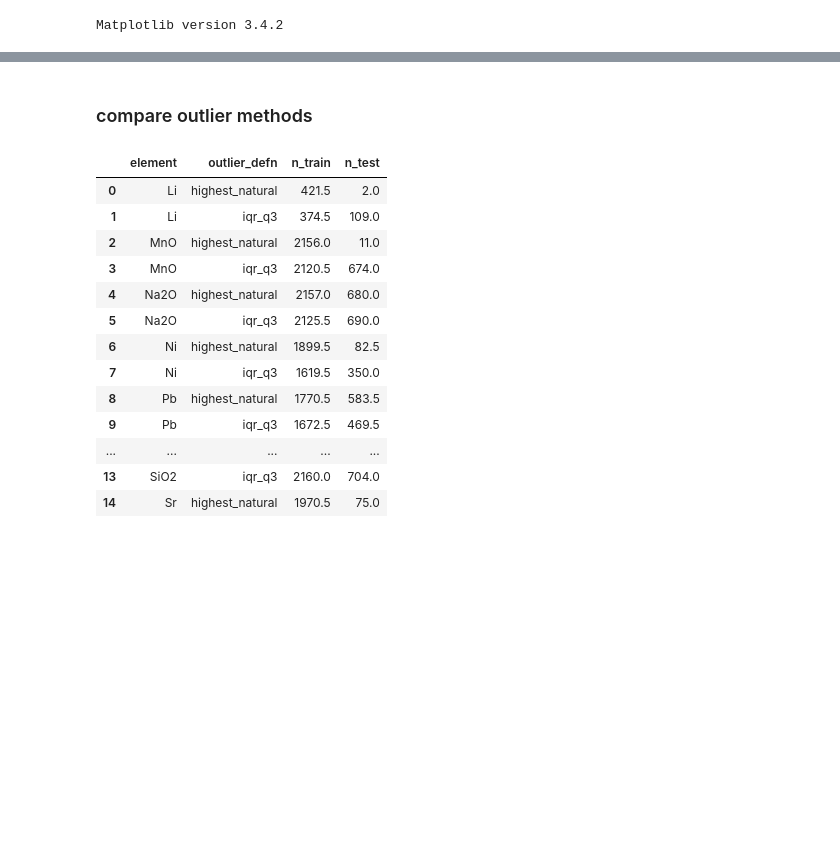
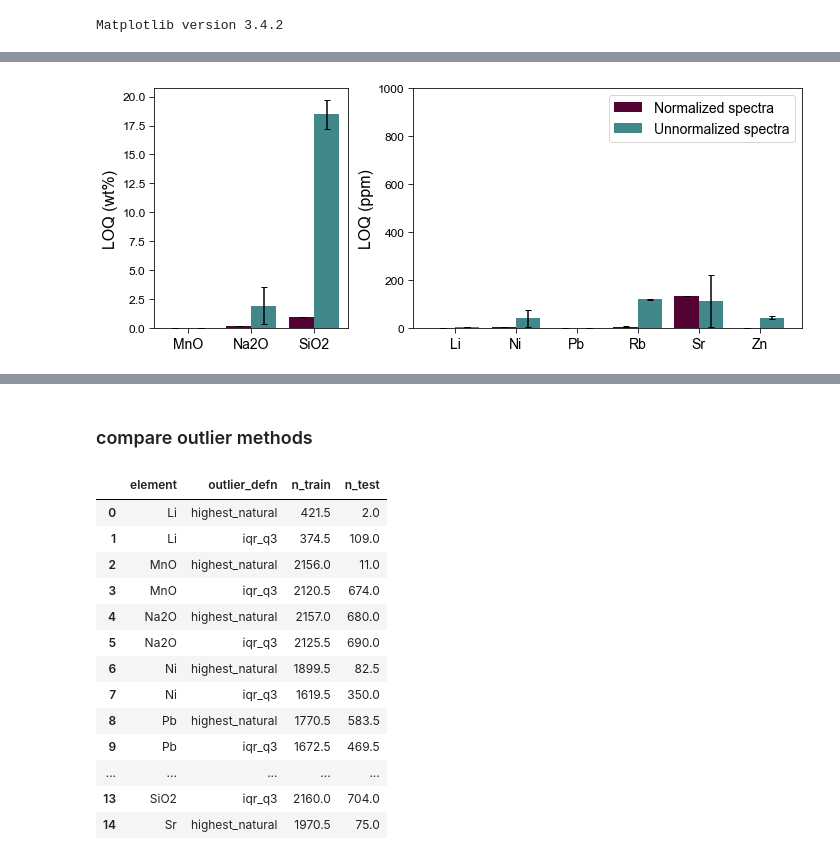
Before and after one commit to ytsmacr/LOD-paper, a Jupyter notebook: Figures.ipynb, the cells around one changed output, grey strips where cells are left out. Saved outputs shown, nothing was run; the diff lists cells and outputs as text; code cells hidden in the pictures; blank space fills up the shorter version.

```diff
--- a/Figures.ipynb
+++ b/Figures.ipynb
@@ -27,0 +315,80 @@ Matplotlib version 3.4.2
+# %%
+# specific parameters
+lab1='norm3'
+lab2='unnorm'
+label1='Normalized spectra'
+label2='Unnormalized spectra'
+c_b = '#540231'
+c_m = '#40888a'
+on = 'normalization'
+filename = 'loq_comp_norm'
+
+df = data[(data.instrument=='CL') &
+          (data.atmosphere=='Mars') &
+          (data.outlier_defn=='iqr_q3') &
+          (data.sens_method=='metals')
+         ].copy(deep=True)
+
+# begin general plot
+maj_list = ['MnO', 'Na2O', 'SiO2']
+
+df1 = df[df[on]==lab1].reset_index(drop=True)
+df2 = df[df[on]==lab2].reset_index(drop=True)
+
+df1_maj = pd.DataFrame(df1[df1.element.isin(maj_list)].reset_index(drop=True))
+df1_min = df1[~df1.element.isin(maj_list)].reset_index(drop=True)
+
+df2_maj = pd.DataFrame(df2[df2.element.isin(maj_list)].reset_index(drop=True))
+df2_min = df2[~df2.element.isin(maj_list)].reset_index(drop=True)
+
+# define plot stuff
+width = 0.2
+cap= 3
+ysize = 12
+lsize = 14
+tsize = 16
+klen = 5
+
+#labels
+majlab = df1_maj.element
+minlab = df1_min.element
+
+# tick locations
+majt1 = [0, 0.5, 1]
+majt2 = [x + width for x in majt1]
+mint1 = np.arange(0,3,step=0.5)
+mint2 = [x + width for x in mint1]
+majtk = [x + width/2 for x in majt1]
+mintk = [x + width/2 for x in mint1]
+
+# make figure
+fig, (maj, minor) = plt.subplots(ncols = 2, figsize = (10,4),
+                                 # make major one smaller
+                                 gridspec_kw={'width_ratios': [1,2]})
+# majors
+df1_major = maj.bar(majt1, df1_maj['loq'], width, yerr=df1_maj['loq_sd'], capsize=cap, label = label1, color = c_b)
+df2_major = maj.bar(majt2, df2_maj['loq'], width, yerr=df2_maj['loq_sd'], capsize=cap, label = label2, color = c_m)
+# minors
+df1_minor = minor.bar(mint1, df1_min['loq'], width, yerr=df1_min['loq_sd'], capsize=cap, label = label1, color = c_b)
+df2_minor = minor.bar(mint2, df2_min['loq'], width, yerr=df2_min['loq_sd'], capsize=cap, label = label2, color = c_m)
+
+# formatting
+maj.tick_params(axis = 'y', which = 'major', labelsize = ysize,)
+maj.tick_params(length=klen)
+maj.set_xticks(majtk)
+maj.set_xticklabels(majlab, fontsize = lsize)
+maj.set_ylabel('LOQ (wt%)', fontsize = tsize)
+
+minor.set_xticks(mintk)
+minor.set_xticklabels(minlab, fontsize = lsize)
+minor.set_ylabel('LOQ (ppm)', fontsize = tsize)
+minor.tick_params(axis = 'y', which = 'major', labelsize = ysize)
+minor.tick_params(length=klen)
+minor.legend(handles = [df1_major, df2_major], fontsize = lsize)
+minor.set_ylim(0,1000)
+
+plt.tight_layout()
+plt.savefig(fp + "figures\\"+filename+".eps", dpi=600)
+plt.savefig(fp + "figures\\"+filename+".jpg", dpi=600)
+plt.show()
+# %% [output]
@@ -27,0 +397 @@ Matplotlib version 3.4.2
+[figure, added]
```
Also changed, not shown: parts of 59 cells of this notebook.
